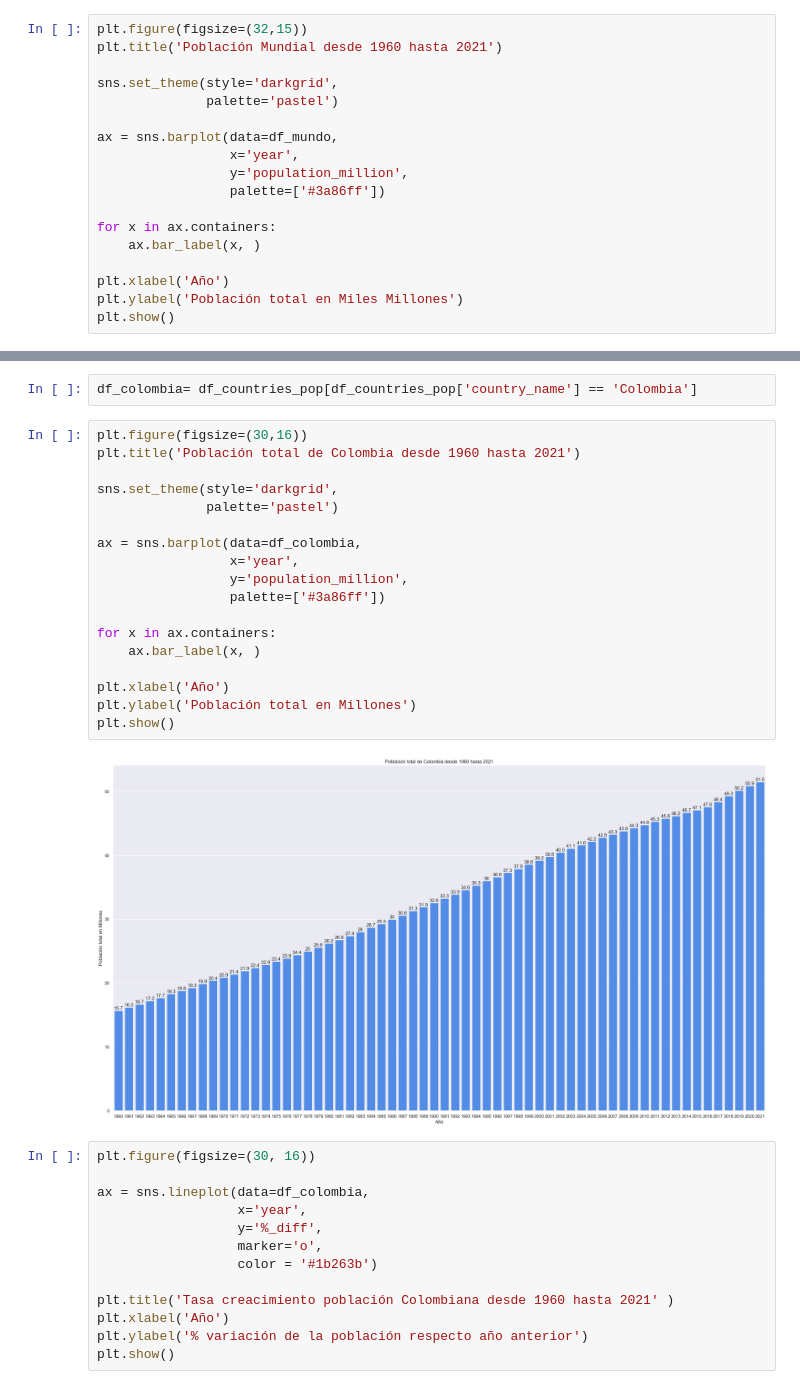
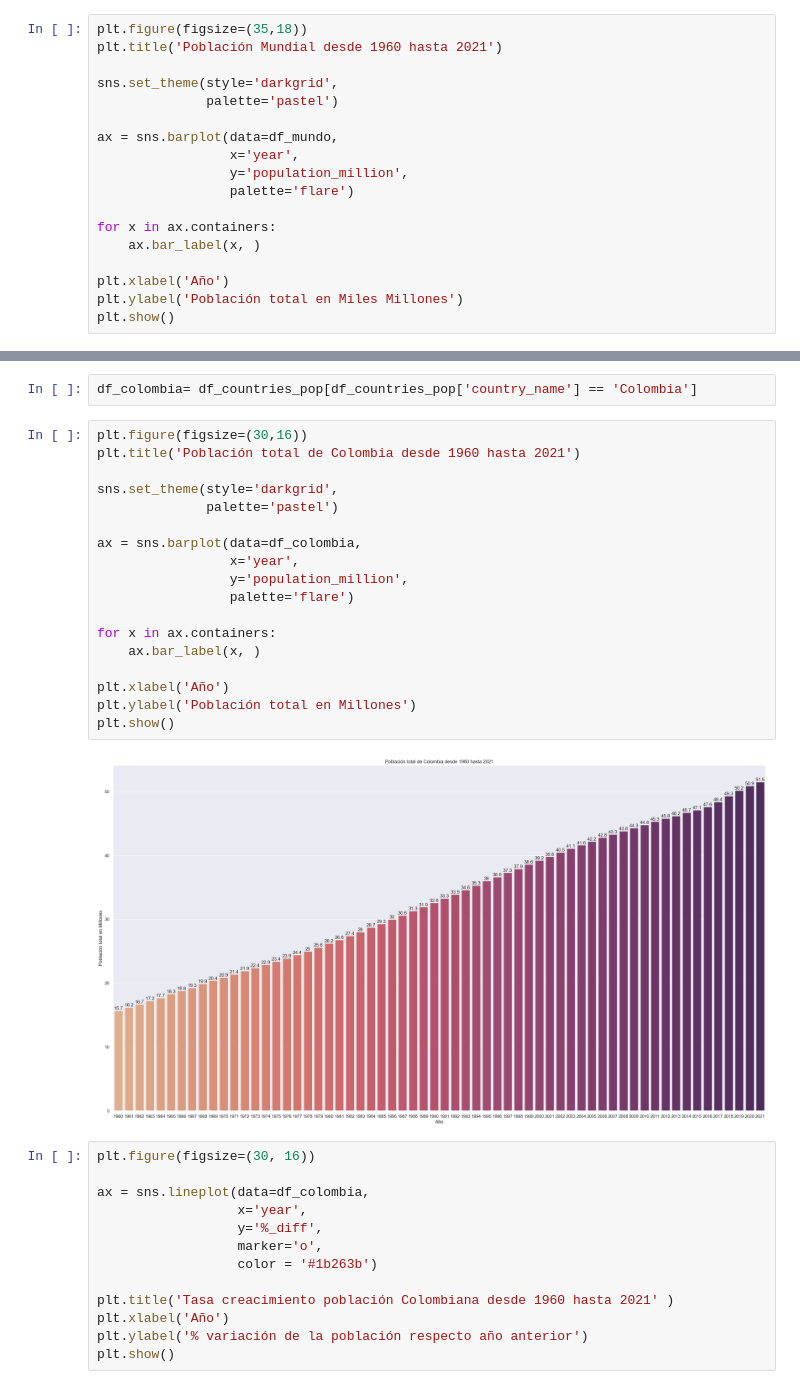
Before and after one commit to fredericksalazar/dataAnalyst_world_population, a Jupyter notebook: data_analysis_world_population.ipynb, the cells around one changed output, grey strips where cells are left out. Drawn from its saved outputs; the diff is of its cells as text.

```diff
--- a/data_analysis_world_population.ipynb
+++ b/data_analysis_world_population.ipynb
@@ -248,7 +247,7 @@ df_organizations_pop.columns = ['country_code',
 # %%
 df_mundo = df_organizations_pop[df_organizations_pop['country_name'] == 'Mundo']
 # %%
-plt.figure(figsize=(32,15))
+plt.figure(figsize=(35,18))
 plt.title('Población Mundial desde 1960 hasta 2021')
 
 sns.set_theme(style='darkgrid',
@@ -257,7 +256,7 @@ sns.set_theme(style='darkgrid',
 ax = sns.barplot(data=df_mundo,
                  x='year',
                  y='population_million',
-                 palette=['#3a86ff'])
+                 palette='flare')
 
 for x in ax.containers:
     ax.bar_label(x, )
@@ -289,23 +288,23 @@ df_colombia= df_countries_pop[df_countries_pop['country_name'] == 'Colombia']
 # %%
 plt.figure(figsize=(30,16))
 plt.title('Población total de Colombia desde 1960 hasta 2021')
 
 sns.set_theme(style='darkgrid',
               palette='pastel')
 
 ax = sns.barplot(data=df_colombia,
                  x='year',
                  y='population_million',
-                 palette=['#3a86ff'])
+                 palette='flare')
 
 for x in ax.containers:
     ax.bar_label(x, )
 
 plt.xlabel('Año')
 plt.ylabel('Población total en Millones')
 plt.show()
 # %% [output]
-[figure, old version]
+[figure, new version]
 # %%
 plt.figure(figsize=(30, 16))
 
```
Also changed, not shown: parts of 8 cells of this notebook.
